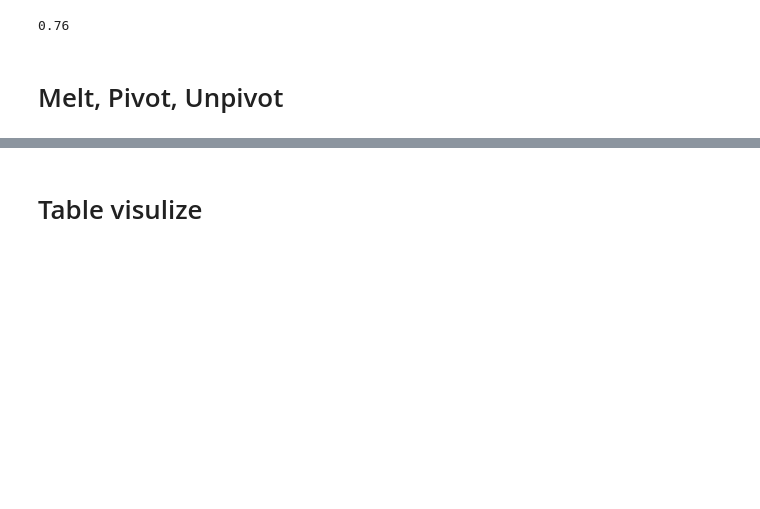
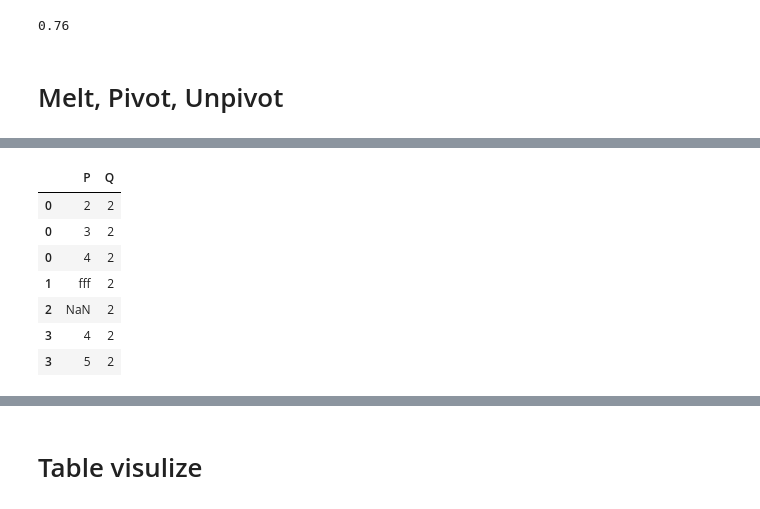
Before and after one commit to showmidelo/Advanced_Pandas_karyar, a Jupyter notebook: tutorial.ipynb, the cells around one changed output, grey strips where cells are left out. Drawn from its saved outputs; the diff is of its cells as text; code cells hidden in the pictures; blank space fills up the shorter version.

```diff
--- a/tutorial.ipynb
+++ b/tutorial.ipynb
@@ -372,0 +472,12 @@ pipe.set_params(svc__C=10).fit(X_train, y_train).score(X_test, y_test)
+# %%
+df = pd.DataFrame({'P': [[2, 3, 4], 'fff', [], [4, 5]], 'Q': 2})
+df.explode('P')
+# %% [output]
+|  | P | Q |
+| 0 | 2 | 2 |
+| 0 | 3 | 2 |
+| 0 | 4 | 2 |
+| 1 | fff | 2 |
+| 2 | NaN | 2 |
+| 3 | 4 | 2 |
+| 3 | 5 | 2 |
```
Also changed, not shown: parts of 16 cells of this notebook.
